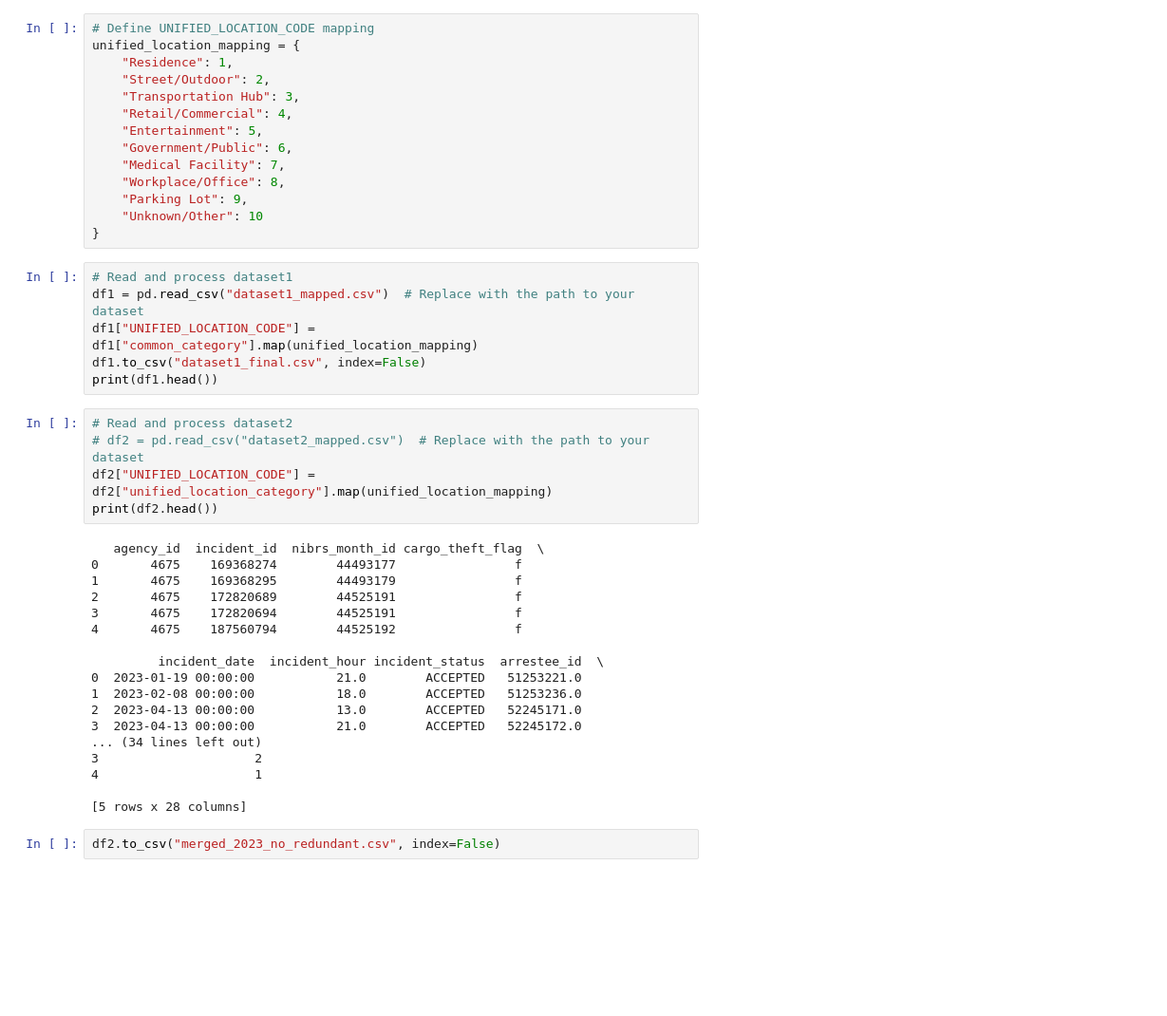
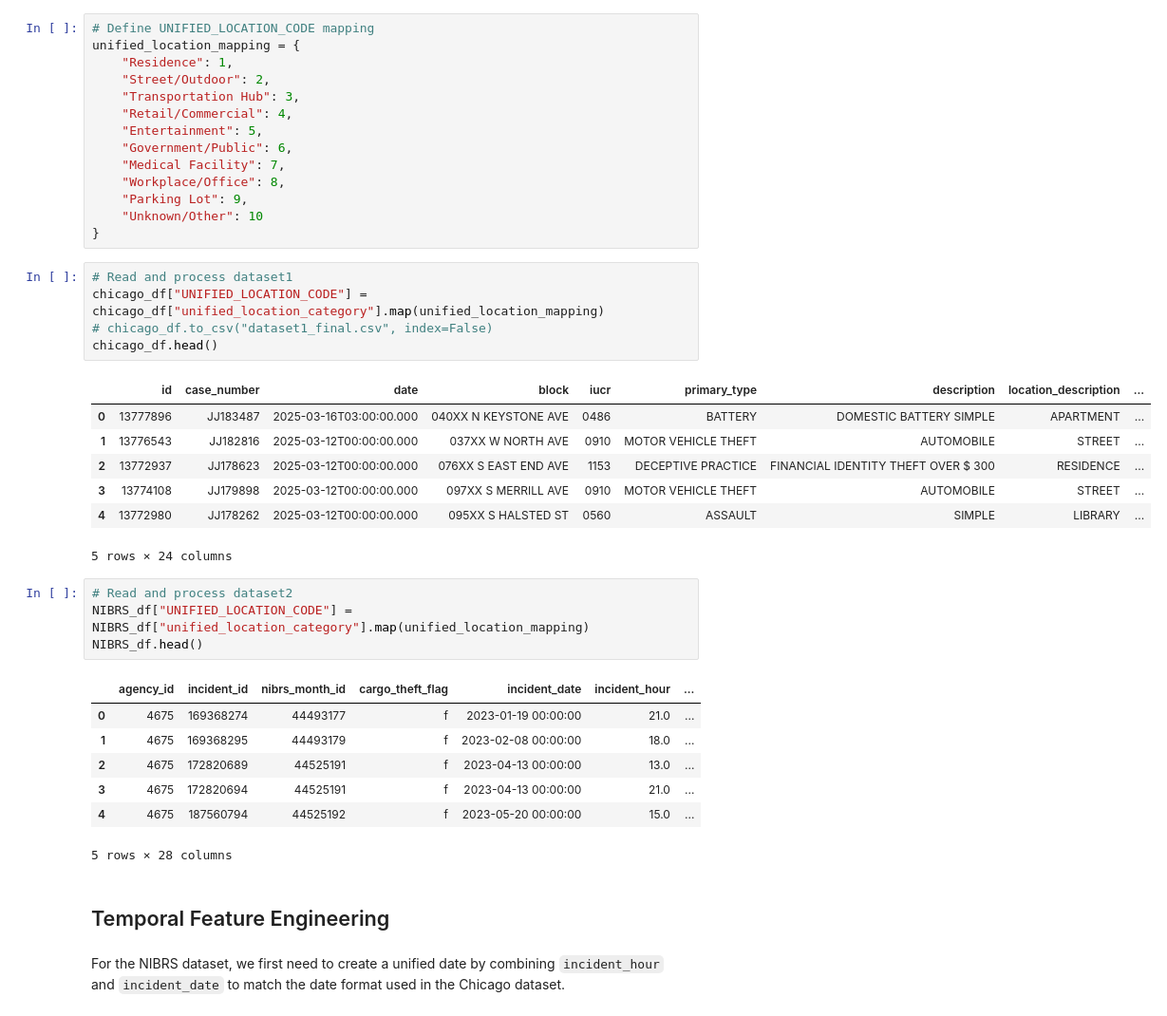
Before and after one commit to Ray7788/NIBRS-Crime-Prediction, a Jupyter notebook: FeatureEng_ClearVersion.ipynb, the cells around one changed output. Shown at 95% size. Cells and saved outputs as stored; diff of their text form; blank space fills up the shorter version.

```diff
--- a/FeatureEng_ClearVersion.ipynb
+++ b/FeatureEng_ClearVersion.ipynb
@@ -148,32 +170,30 @@ unified_location_mapping = {
 }
 # %%
 # Read and process dataset1
-df1 = pd.read_csv("dataset1_mapped.csv")  # Replace with the path to your dataset
-df1["UNIFIED_LOCATION_CODE"] = df1["common_category"].map(unified_location_mapping)
-df1.to_csv("dataset1_final.csv", index=False)
-print(df1.head())
+chicago_df["UNIFIED_LOCATION_CODE"] = chicago_df["unified_location_category"].map(unified_location_mapping)
+# chicago_df.to_csv("dataset1_final.csv", index=False)
+chicago_df.head()
+# %% [output]
+|  | id | case_number | date | block | iucr | primary_type | description | location_description | ... |
+| 0 | 13777896 | JJ183487 | 2025-03-16T03:00:00.000 | 040XX N KEYSTONE AVE | 0486 | BATTERY | DOMESTIC BATTERY SIMPLE | APARTMENT | ... |
+| 1 | 13776543 | JJ182816 | 2025-03-12T00:00:00.000 | 037XX W NORTH AVE | 0910 | MOTOR VEHICLE THEFT | AUTOMOBILE | STREET | ... |
+| 2 | 13772937 | JJ178623 | 2025-03-12T00:00:00.000 | 076XX S EAST END AVE | 1153 | DECEPTIVE PRACTICE | FINANCIAL IDENTITY THEFT OVER $ 300 | RESIDENCE | ... |
+| 3 | 13774108 | JJ179898 | 2025-03-12T00:00:00.000 | 097XX S MERRILL AVE | 0910 | MOTOR VEHICLE THEFT | AUTOMOBILE | STREET | ... |
+| 4 | 13772980 | JJ178262 | 2025-03-12T00:00:00.000 | 095XX S HALSTED ST | 0560 | ASSAULT | SIMPLE | LIBRARY | ... |
+5 rows × 24 columns
 # %%
 # Read and process dataset2
-# df2 = pd.read_csv("dataset2_mapped.csv")  # Replace with the path to your dataset
-df2["UNIFIED_LOCATION_CODE"] = df2["unified_location_category"].map(unified_location_mapping)
-print(df2.head())
+NIBRS_df["UNIFIED_LOCATION_CODE"] = NIBRS_df["unified_location_category"].map(unified_location_mapping)
+NIBRS_df.head()
 # %% [output]
+|  | agency_id | incident_id | nibrs_month_id | cargo_theft_flag | incident_date | incident_hour | ... |
+| 0 | 4675 | 169368274 | 44493177 | f | 2023-01-19 00:00:00 | 21.0 | ... |
+| 1 | 4675 | 169368295 | 44493179 | f | 2023-02-08 00:00:00 | 18.0 | ... |
+| 2 | 4675 | 172820689 | 44525191 | f | 2023-04-13 00:00:00 | 13.0 | ... |
+| 3 | 4675 | 172820694 | 44525191 | f | 2023-04-13 00:00:00 | 21.0 | ... |
+| 4 | 4675 | 187560794 | 44525192 | f | 2023-05-20 00:00:00 | 15.0 | ... |
-   agency_id  incident_id  nibrs_month_id cargo_theft_flag  \
-0       4675    169368274        44493177                f
-1       4675    169368295        44493179                f
-2       4675    172820689        44525191                f
-3       4675    172820694        44525191                f
-4       4675    187560794        44525192                f
-
-         incident_date  incident_hour incident_status  arrestee_id  \
-0  2023-01-19 00:00:00           21.0        ACCEPTED   51253221.0
-1  2023-02-08 00:00:00           18.0        ACCEPTED   51253236.0
-2  2023-04-13 00:00:00           13.0        ACCEPTED   52245171.0
-3  2023-04-13 00:00:00           21.0        ACCEPTED   52245172.0
-... (34 lines left out)
-3                     2
-4                     1
-
-[5 rows x 28 columns]
+5 rows × 28 columns
-# %%
-df2.to_csv("merged_2023_no_redundant.csv", index=False)
+# %% [markdown]
+## Temporal Feature Engineering
+# %% [markdown]
+For the NIBRS dataset, we first need to create a unified date by combining `incident_hour` and `incident_date` to match the date format used in the Chicago dataset.
```
Also changed, not shown: parts of 30 cells of this notebook.
